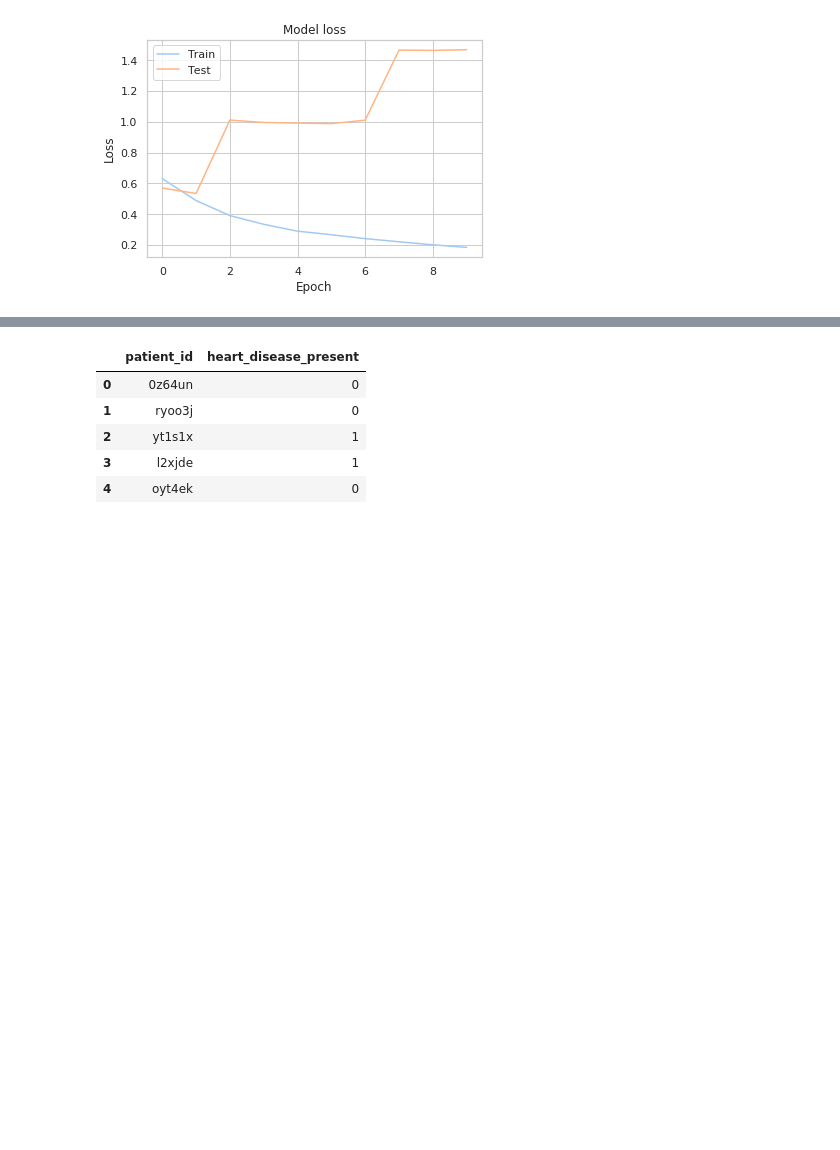
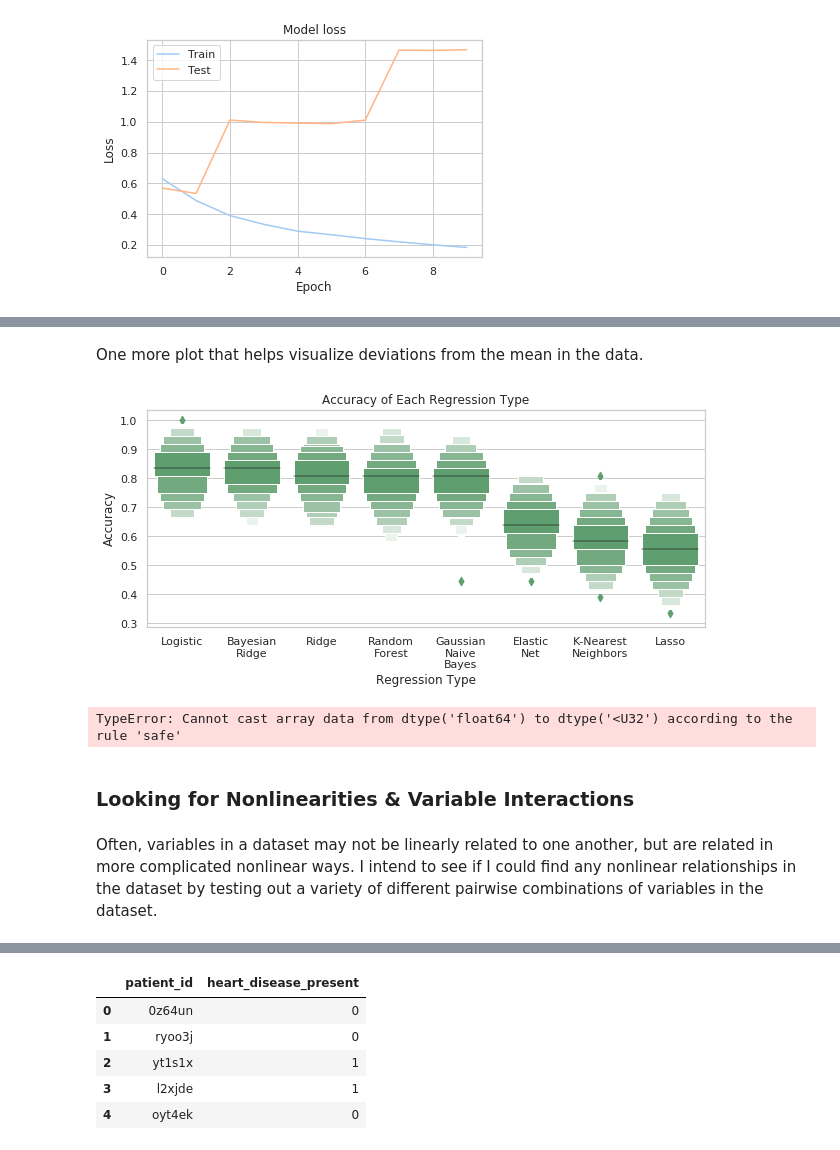
Before and after one commit to djconnolly27/DataScienceProject1, a Jupyter notebook: project3/project3.ipynb, the cells around one changed output, grey strips where cells are left out. Drawn from its saved outputs; the diff is of its cells as text; code cells hidden in the pictures; blank space fills up the shorter version.

```diff
--- a/project3/project3.ipynb
+++ b/project3/project3.ipynb
@@ -588,3 +720,57 @@ Let's go back to the basics.
+# %% [markdown]
+One more plot that helps visualize deviations from the mean in the data.
+# %%
+sns.set(style="whitegrid")
+
+clarity_ranking = ['Logistic', 'Bayesian\nRidge', 'Ridge', 'Random\nForest', 'Gaussian\nNaive\nBayes', 'Elastic\nNet', 'K-Nearest\nNeighbors','Lasso']
+
+plt.figure(figsize=(10,4))
+sns.boxenplot(x="Regression Type", y="Accuracy",
+              color="g", order=clarity_ranking,
+              scale="linear", data=extra).set_title('Accuracy of Each Regression Type')
+plt.show()
+# %% [output]
+[figure, added]
+# %%
+def bestRegress(df : pd.DataFrame, model, runs : int):
+    x = df.drop('heart_disease_present', axis=1)
+    y = df['heart_disease_present']
+
+    best = 0
+    for i in range(runs):
+        X_train, X_test, y_train, y_test = train_test_split(x, y, test_size=0.2, shuffle=True)
+        model.fit(X_train, y_train)
+        y_pred = model.predict(X_test)
+        score = accuracy_score(np.rint(y_pred), y_test)
+        if (score > best):
+            best = score
+            cached = pickle.dumps(model)
+
+    return pickle.loads(cached)
+testVal = pd.read_csv('test_values.csv')
+testVal.thal.replace(['normal', 'reversible_defect', 'fixed_defect'], [0,1,2], inplace=True)
+test = pd.get_dummies(testVal, columns=['thal', 'chest_pain_type'], drop_first=True)
+test = test.set_index('patient_id')
+
+logTest = LogisticRegression(random_state=23, solver='lbfgs',multi_class='multinomial')
+mod = bestRegress(dfres, logTest, 100)
+# mod = pickle.loads(cached)
+
+tests = np.array([['slope_of_peak_exercise_st_segment', 'resting_blood_pressure',
+       'num_major_vessels', 'fasting_blood_sugar_gt_120_mg_per_dl',
+       'resting_ekg_results', 'serum_cholesterol_mg_per_dl',
+       'oldpeak_eq_st_depression', 'sex', 'age', 'max_heart_rate_achieved',
+       'exercise_induced_angina', 'thal_1', 'thal_2',
+       'chest_pain_type_2', 'chest_pain_type_3', 'chest_pain_type_4']])
+
+tests = tests.reshape((tests.shape[0],16))
+pred_prob = mod.predict_proba(tests)[:,1]
+# %% [output]
+TypeError: Cannot cast array data from dtype('float64') to dtype('<U32') according to the rule 'safe'
+# %% [markdown]
+### Looking for Nonlinearities & Variable Interactions
+# %% [markdown]
+Often, variables in a dataset may not be linearly related to one another, but are related in more complicated nonlinear ways. I intend to see if I could find any nonlinear relationships in the dataset by testing out a variety of different pairwise combinations of variables in the dataset.
 # %%
 trainVal2 = pd.read_csv('train_values.csv')
 trainVal2.head()
```
Also changed, not shown: parts of 57 cells of this notebook.
